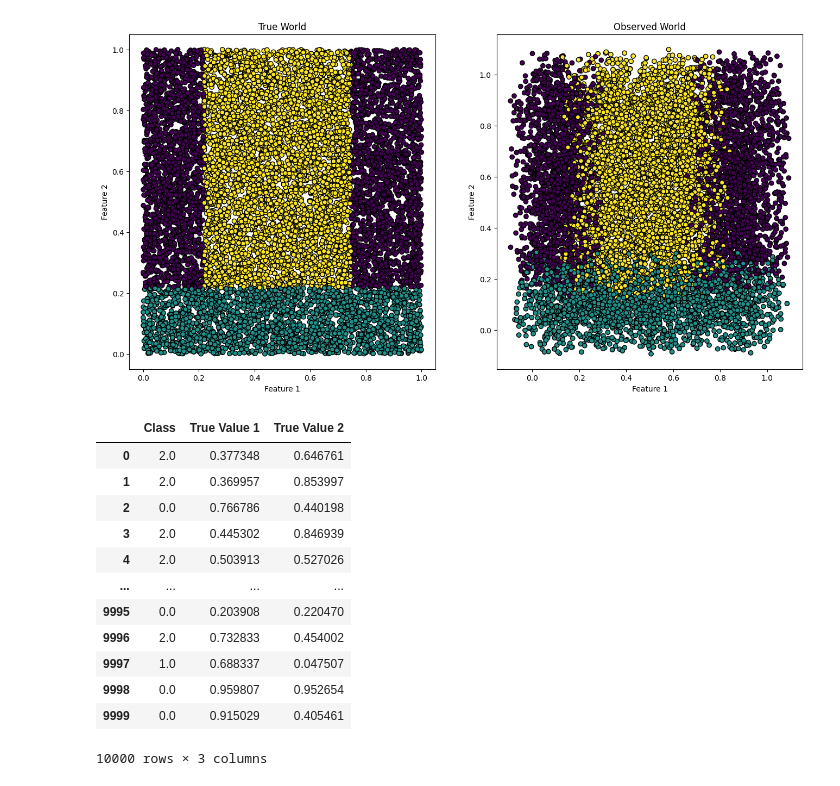
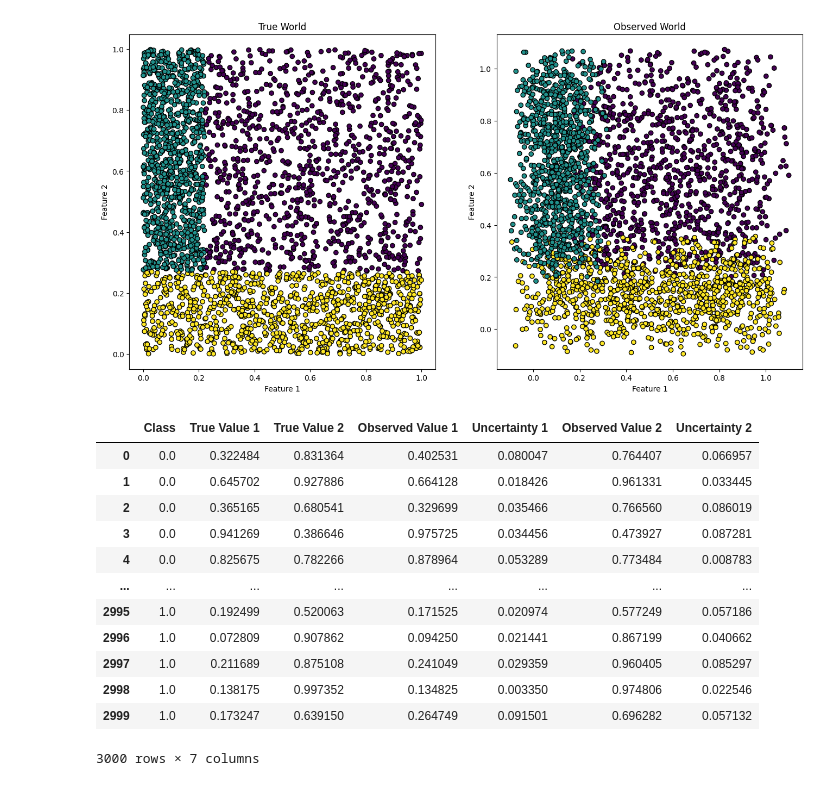
Before and after one commit to TilenG2/uncertain-world-gen, a Jupyter notebook: Marta/examples.ipynb, the cells around one changed output. Saved outputs shown, nothing was run; the diff lists cells and outputs as text; code cells hidden in the pictures.

Commit message:
world generation update Marta

```diff
--- a/Marta/examples.ipynb
+++ b/Marta/examples.ipynb
@@ -6,43 +4,67 @@ ImportError: attempted relative import with no known parent package
 # %%
-seed = 123456
+world_seed = 1234
+data_seed = 123
 number_of_features = 2
+no_samples = 10**3
+
+equal_classes = True
+"""
+equal_classes:
+    if set to False the classes will have diffrent number of elements
+    and the total number of elements is equal to no_samples
+
+    if set to True the classes will have the same number of elements
+    and the total number of elements is equal to no_samples * class_number
+"""
 feature_bounds = (0, 1) # set min an max value for all features
 class_number = 3
 
 # stoping criteria for building trees
 endArea = 0.4 # the lower the number more complex are world ideal range [0, 0.4]
+endThreshold = .2 # what the minimum width of cut can be .2 = 20% of the bounds
 max_depth = 4 # when to stop building the tree 4 works well
 
 # observerd world parameters i sudgets you generate thees yourself use generate_world_pandas and then your own method for 'ov' and 'unc'
 errRange = 0.1
 corr = 1
 
 #generate_world returns a 2d np.array like
 # Class, True Value 1, True Value 2, Observed Value 1, Uncertainty 1, Observed Value 2, Uncertainty 2
-world = utils.generate_world(seed, number_of_features,
-                             feature_bounds=feature_bounds,
-                             endArea=endArea,
-                             max_depth=max_depth,
-                             class_number=class_number,
-                             errRange = errRange,
-                             corr = corr
-)
+world = utils.generate_world(world_seed, data_seed, number_of_features,
+                   no_samples = no_samples,
+                   equal_classes = equal_classes,
+                   feature_bounds = feature_bounds,
+                   endArea = endArea,
+                   endThreshold = endThreshold,
+                   max_depth = max_depth,
+                   class_number = class_number,
+                   errRange = errRange,
+                   corr = corr)
 ploting.draw_combined_world(world)
 # %% [output]
-[figure, old version]
+[figure, new version]
 # %%
-utils.generate_world_pandas(seed, number_of_features, feature_bounds=feature_bounds, endArea=endArea, max_depth=max_depth, class_number=class_number)
+utils.generate_world_pandas(world_seed, data_seed, number_of_features,
+                   no_samples = no_samples,
+                   equal_classes = equal_classes,
+                   feature_bounds = feature_bounds,
+                   endArea = endArea,
+                   endThreshold = endThreshold,
+                   max_depth = max_depth,
+                   class_number = class_number,
+                   errRange = errRange,
+                   corr = corr)
 # %% [output]
-|  | Class | True Value 1 | True Value 2 |
-| 0 | 2.0 | 0.377348 | 0.646761 |
-| 1 | 2.0 | 0.369957 | 0.853997 |
-| 2 | 0.0 | 0.766786 | 0.440198 |
-| 3 | 2.0 | 0.445302 | 0.846939 |
-| 4 | 2.0 | 0.503913 | 0.527026 |
-| ... | ... | ... | ... |
-| 9995 | 0.0 | 0.203908 | 0.220470 |
-| 9996 | 2.0 | 0.732833 | 0.454002 |
-| 9997 | 1.0 | 0.688337 | 0.047507 |
-| 9998 | 0.0 | 0.959807 | 0.952654 |
-| 9999 | 0.0 | 0.915029 | 0.405461 |
+|  | Class | True Value 1 | True Value 2 | Observed Value 1 | Uncertainty 1 | Observed Value 2 | Uncertainty 2 |
+| 0 | 0.0 | 0.322484 | 0.831364 | 0.402531 | 0.080047 | 0.764407 | 0.066957 |
+| 1 | 0.0 | 0.645702 | 0.927886 | 0.664128 | 0.018426 | 0.961331 | 0.033445 |
+| 2 | 0.0 | 0.365165 | 0.680541 | 0.329699 | 0.035466 | 0.766560 | 0.086019 |
+| 3 | 0.0 | 0.941269 | 0.386646 | 0.975725 | 0.034456 | 0.473927 | 0.087281 |
+| 4 | 0.0 | 0.825675 | 0.782266 | 0.878964 | 0.053289 | 0.773484 | 0.008783 |
+| ... | ... | ... | ... | ... | ... | ... | ... |
+| 2995 | 1.0 | 0.192499 | 0.520063 | 0.171525 | 0.020974 | 0.577249 | 0.057186 |
+| 2996 | 1.0 | 0.072809 | 0.907862 | 0.094250 | 0.021441 | 0.867199 | 0.040662 |
+| 2997 | 1.0 | 0.211689 | 0.875108 | 0.241049 | 0.029359 | 0.960405 | 0.085297 |
+| 2998 | 1.0 | 0.138175 | 0.997352 | 0.134825 | 0.003350 | 0.974806 | 0.022546 |
+| 2999 | 1.0 | 0.173247 | 0.639150 | 0.264749 | 0.091501 | 0.696282 | 0.057132 |
-10000 rows × 3 columns
+3000 rows × 7 columns
```
Also changed, not shown: parts of 1 cell of this notebook, 1 other file.
